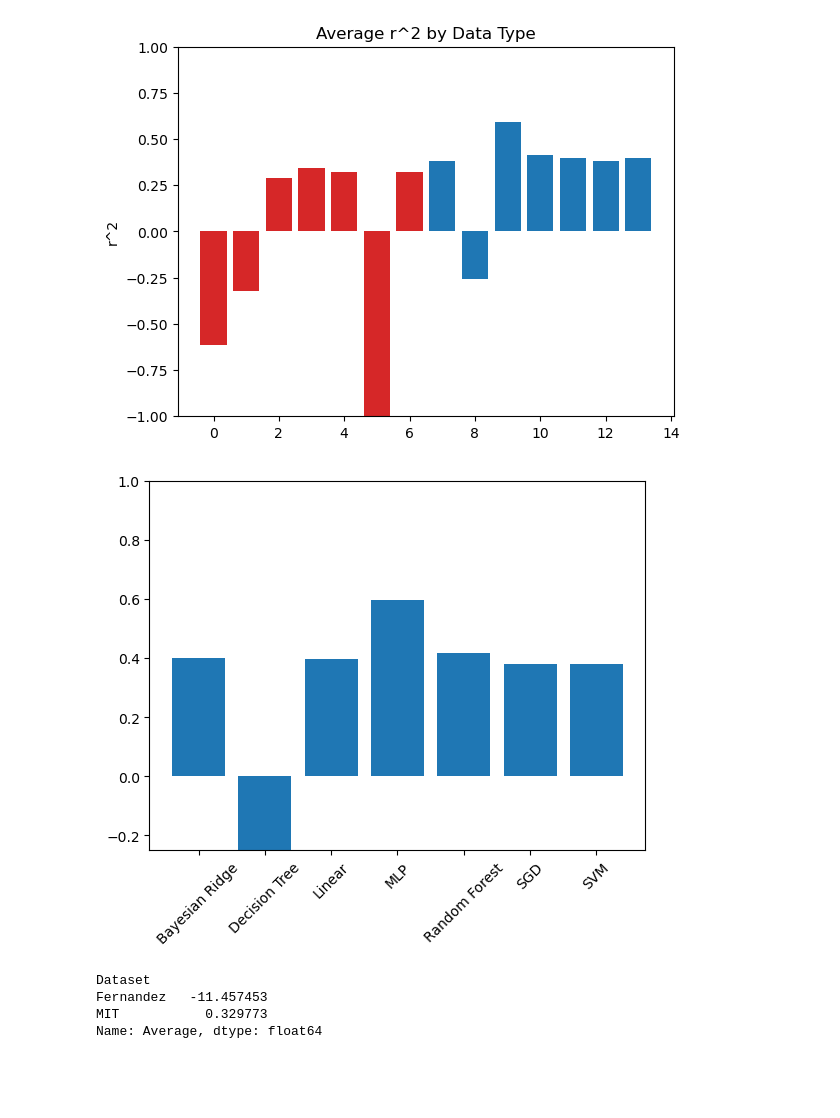
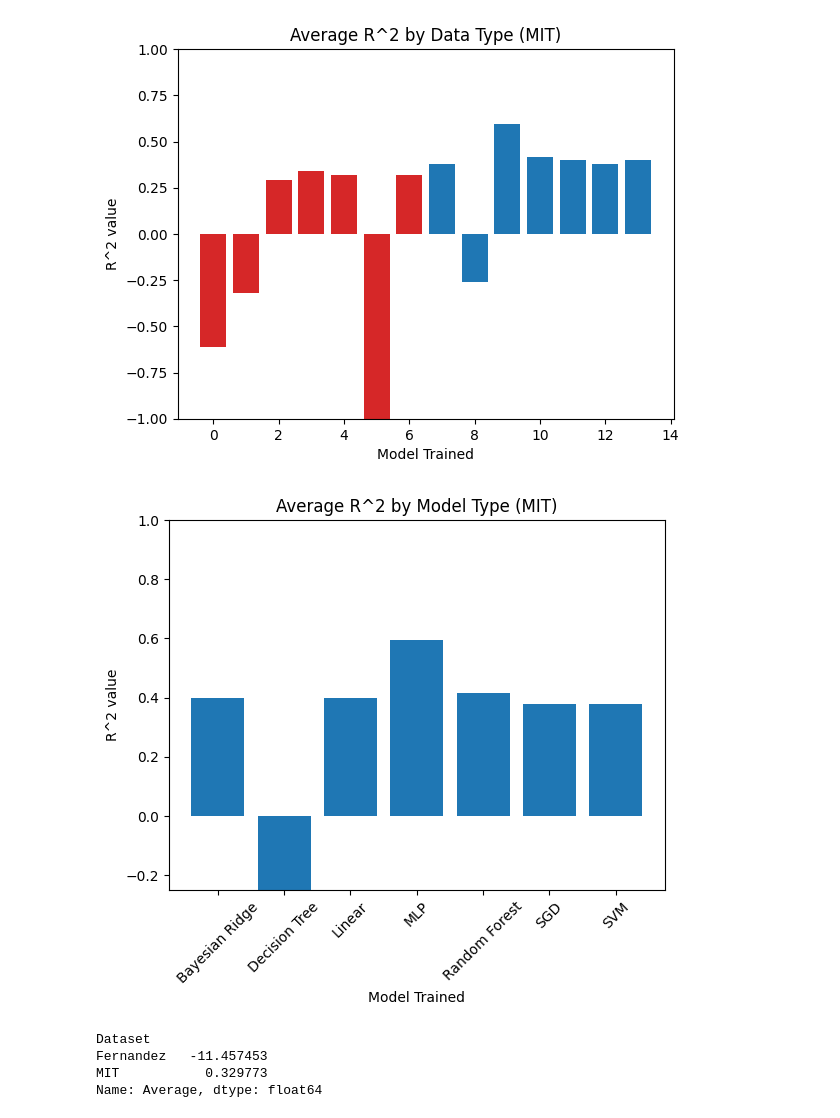
Before and after one commit to 4jamesccraven/dsci-research-for-ADAPT-in-SC, a Jupyter notebook: visualization/visualization.ipynb, the cells around one changed output. Drawn from its saved outputs; the diff is of its cells as text; code cells hidden in the pictures; blank space fills up the shorter version.

Commit message:
added more visualizations

```diff
--- a/visualization/visualization.ipynb
+++ b/visualization/visualization.ipynb
@@ -31,25 +31,29 @@ data
 # %%
 this = data[data['Dataset'] == 'MIT']
 colors = this['Data Type'].map({'Sequences': 'tab:blue', 'Thermodynamic Parameters': 'tab:red'})
 
 plt.figure()
 plt.bar(this.index, this['Average'], color=colors)
-plt.title('Average r^2 by Data Type')
-plt.ylabel('r^2')
+plt.title('Average R^2 by Data Type (MIT)')
+plt.ylabel('R^2 value')
+plt.xlabel('Model Trained')
 plt.ylim(-1, 1)
 plt.show()
 # %% [output]
-[figure, old version]
+[figure, new version]
 # %%
 this = data[(data['Dataset'] == 'MIT') & (data['Data Type'] == 'Sequences')].groupby(['Model Type'])['Average'].mean()
 
 plt.figure()
 plt.bar(this.index, this.values)
+plt.title('Average R^2 by Model Type (MIT)')
+plt.ylabel('R^2 value')
+plt.xlabel('Model Trained')
 plt.xticks(rotation=45)
 plt.ylim(-0.25, 1)
 plt.show()
 # %% [output]
-[figure, old version]
+[figure, new version]
 # %%
 this = data[data['Data Type'] == 'Sequences'].groupby(['Dataset'])['Average'].mean()
 this
```
Also changed, not shown: parts of 2 cells of this notebook.
